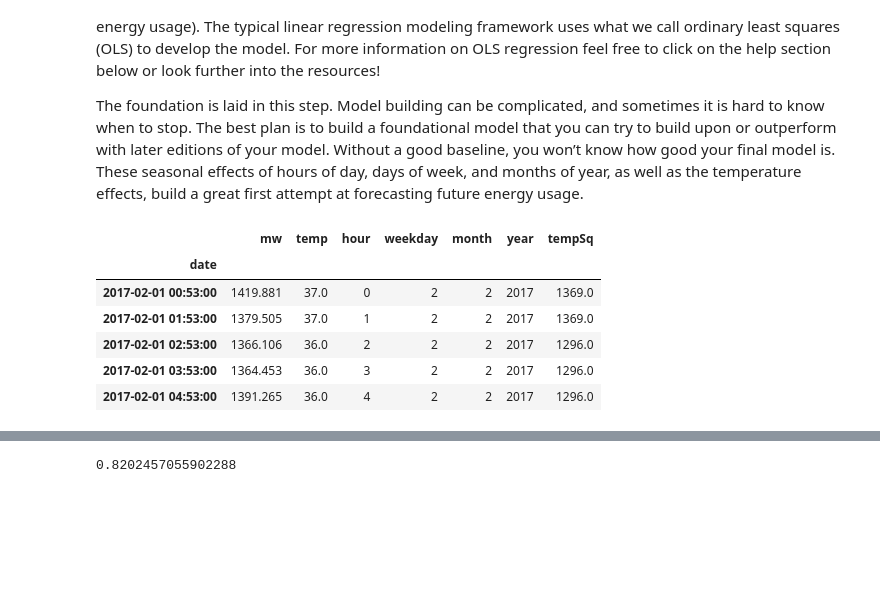
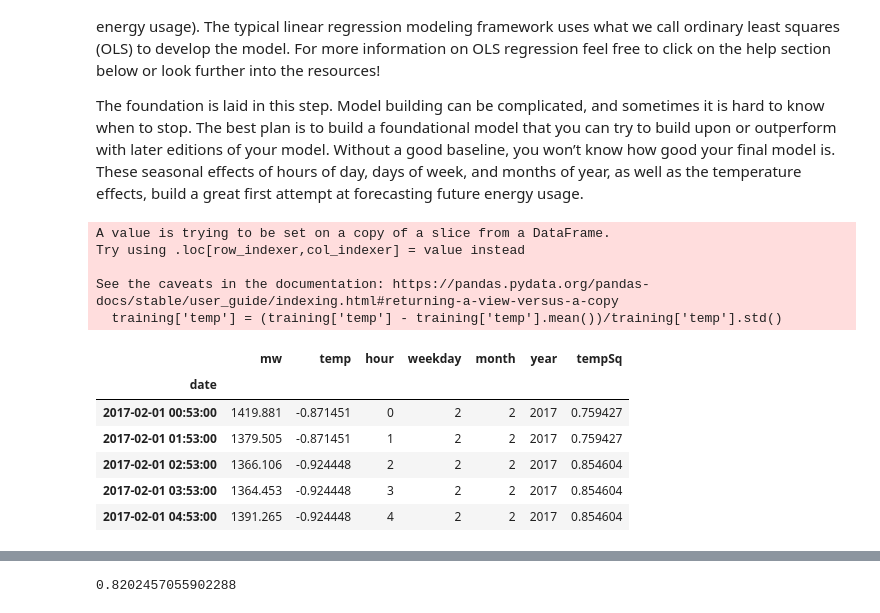
Before and after one commit to vjem/energy_tsf, a Jupyter notebook: energyForecasting.ipynb, the cells around one changed output, grey strips where cells are left out. Drawn from its saved outputs; the diff is of its cells as text; code cells hidden in the pictures; blank space fills up the shorter version.

```diff
--- a/energyForecasting.ipynb
+++ b/energyForecasting.ipynb
@@ -362,25 +362,32 @@ The foundation is laid in this step. Model building can be complicated, and some
 # %%
 """
 It is always good practice to standardize (mean of 0 and standard deviation of 1) any variable
 you are going to raise to a higher power in a regression to help prevent
 multicollinearity problems.
 
 We will do this with the temperture.
 
 Me: From the previous plot the shapre indicates this is not a vanilla regression but is quadratic.
+This is called a z-score. See https://www.geeksforgeeks.org/how-to-standardize-data-in-a-pandas-dataframe/
 """
 
+training['temp'] = (training['temp'] - training['temp'].mean())/training['temp'].std()
 #training['tempSq'] = training['temp'].apply(lambda x: np.square(x))
 new_training = training.assign(tempSq = lambda x: np.square(training['temp']))
 new_training.head()
 # %% [output]
+A value is trying to be set on a copy of a slice from a DataFrame.
+Try using .loc[row_indexer,col_indexer] = value instead
+
+See the caveats in the documentation: https://pandas.pydata.org/pandas-docs/stable/user_guide/indexing.html#returning-a-view-versus-a-copy
+  training['temp'] = (training['temp'] - training['temp'].mean())/training['temp'].std()
 |  | mw | temp | hour | weekday | month | year | tempSq |
 | date |  |  |  |  |  |  |  |
-| 2017-02-01 00:53:00 | 1419.881 | 37.0 | 0 | 2 | 2 | 2017 | 1369.0 |
-| 2017-02-01 01:53:00 | 1379.505 | 37.0 | 1 | 2 | 2 | 2017 | 1369.0 |
-| 2017-02-01 02:53:00 | 1366.106 | 36.0 | 2 | 2 | 2 | 2017 | 1296.0 |
-| 2017-02-01 03:53:00 | 1364.453 | 36.0 | 3 | 2 | 2 | 2017 | 1296.0 |
-| 2017-02-01 04:53:00 | 1391.265 | 36.0 | 4 | 2 | 2 | 2017 | 1296.0 |
+| 2017-02-01 00:53:00 | 1419.881 | -0.871451 | 0 | 2 | 2 | 2017 | 0.759427 |
+| 2017-02-01 01:53:00 | 1379.505 | -0.871451 | 1 | 2 | 2 | 2017 | 0.759427 |
+| 2017-02-01 02:53:00 | 1366.106 | -0.924448 | 2 | 2 | 2 | 2017 | 0.854604 |
+| 2017-02-01 03:53:00 | 1364.453 | -0.924448 | 3 | 2 | 2 | 2017 | 0.854604 |
+| 2017-02-01 04:53:00 | 1391.265 | -0.924448 | 4 | 2 | 2 | 2017 | 0.854604 |
 # %%
 #playing around with the regression models
 """
```
Also changed, not shown: parts of 10 cells of this notebook.
